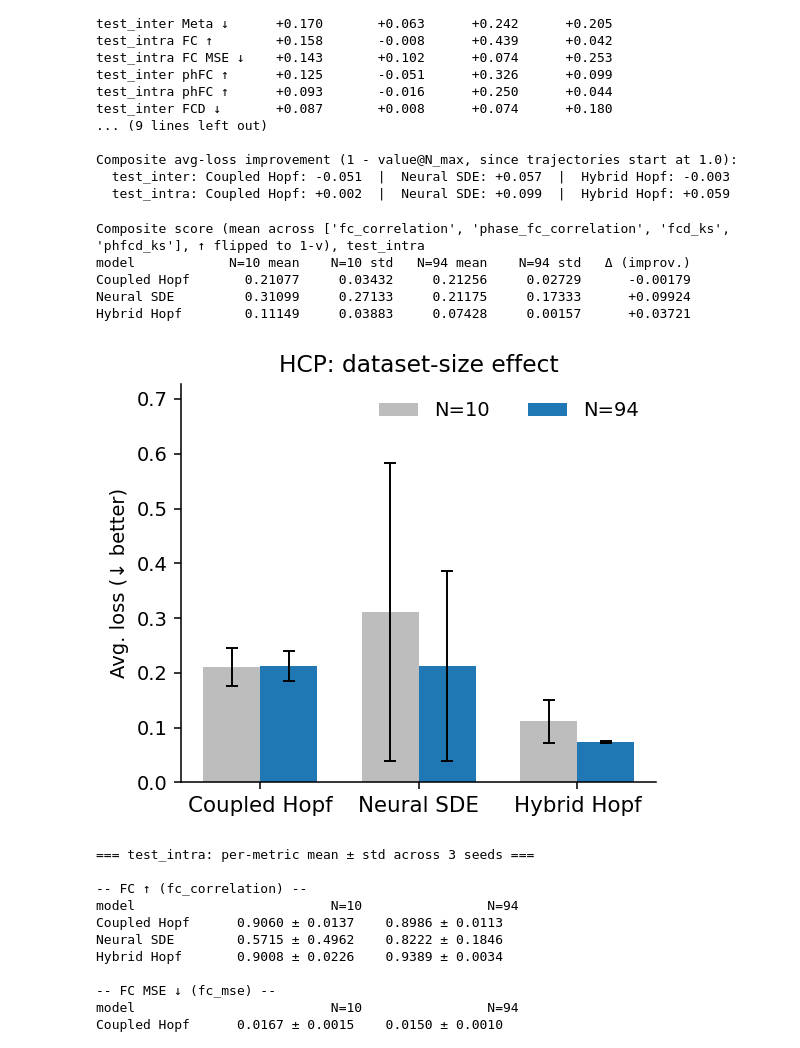
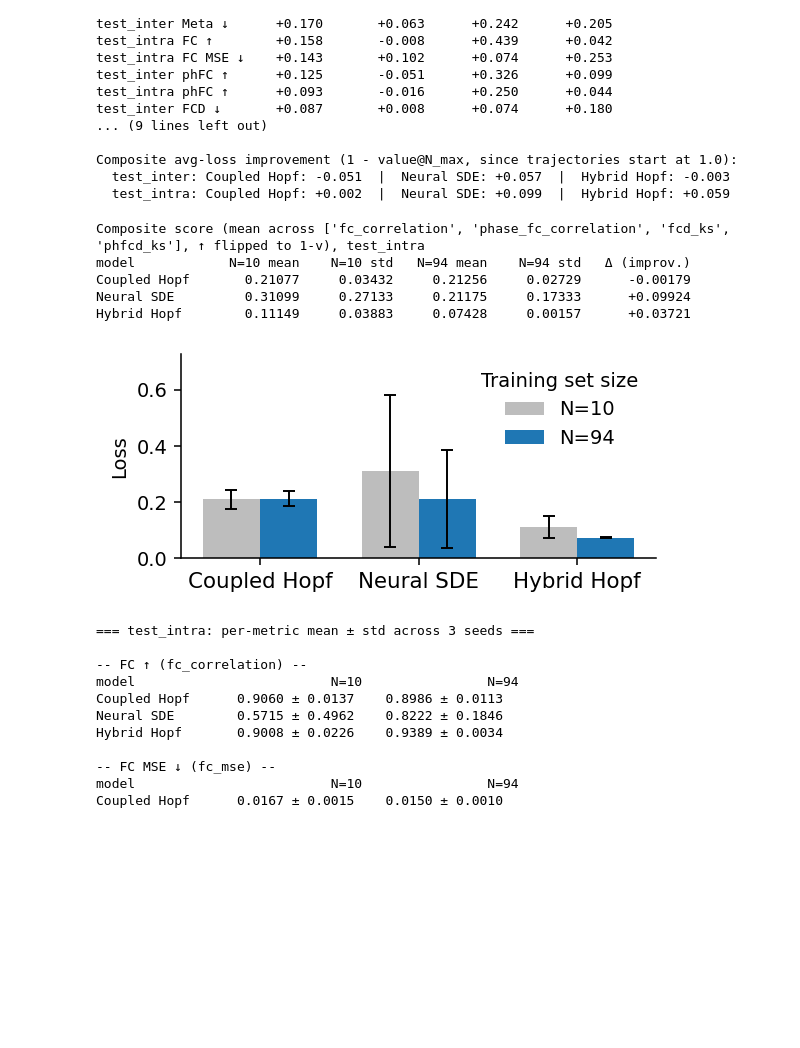
Before and after one commit to dani2442/neuroscience_control, a Jupyter notebook: examples/dataset_size_sweep.ipynb, the cells around one changed output. Drawn from its saved outputs; the diff is of its cells as text; code cells hidden in the pictures; blank space fills up the shorter version.

```diff
--- a/examples/dataset_size_sweep.ipynb
+++ b/examples/dataset_size_sweep.ipynb
@@ -281,38 +266,38 @@ for lbl, lm, ls, hm, hs in zip(labels, low_mean, low_std, high_mean, high_std):
     print(f'{lbl:<14}{lm:>12.5f}{ls:>12.5f}{hm:>12.5f}{hs:>12.5f}{lm - hm:>+14.5f}')
 
 fig_w = max(4.0, 0.9 * len(model_keys) + 1.5)
-fig, ax = plt.subplots(figsize=(fig_w, 3.6))
+fig, ax = plt.subplots(figsize=(fig_w, 2.0))
 fig.patch.set_alpha(0.0)
 
 ax.bar(x - width / 2, low_mean,  width, yerr=low_std,  color=OLD_COLOR,
        edgecolor='none', capsize=3, label=f'N={SHOW_SIZES[0]}',
        error_kw=dict(ecolor='black', lw=1.0))
 ax.bar(x + width / 2, high_mean, width, yerr=high_std, color=NEW_COLOR,
        edgecolor='none', capsize=3, label=f'N={SHOW_SIZES[-1]}',
        error_kw=dict(ecolor='black', lw=1.0))
 
 ax.set_xticks(x)
 ax.set_xticklabels(labels, fontsize=11)
-ax.set_ylabel('Avg. loss (↓ better)', fontsize=10)
-ax.set_title('HCP: dataset-size effect', fontsize=12)
+ax.set_ylabel('Loss', fontsize=10)
+#ax.set_title('HCP: dataset-size effect', fontsize=12)
 y_top = max(max(lm + ls for lm, ls in zip(low_mean, low_std)),
             max(hm + hs for hm, hs in zip(high_mean, high_std)))
 ax.set_ylim(0, y_top * 1.25)
 ax.set_axisbelow(True)
 for spine in ('top', 'right'):
     ax.spines[spine].set_visible(False)
-ax.legend(loc='upper right', bbox_to_anchor=(1.0, 1.0), frameon=False, fontsize=10, ncols=2)
+ax.legend(loc='upper right', bbox_to_anchor=(1.0, 1.0), frameon=False, fontsize=10, ncols=1, title='Training set size')
 plt.tight_layout()
 
 save(fig, f'{DATASET}_dataset_size_sweep_composite_{SPLIT}_endpoints')
 plt.show()
 # %% [output]
 Composite score (mean across ['fc_correlation', 'phase_fc_correlation', 'fcd_ks', 'phfcd_ks'], ↑ flipped to 1-v), test_intra
 model            N=10 mean    N=10 std   N=94 mean    N=94 std   Δ (improv.)
 Coupled Hopf       0.21077     0.03432     0.21256     0.02729      -0.00179
 Neural SDE         0.31099     0.27133     0.21175     0.17333      +0.09924
 Hybrid Hopf        0.11149     0.03883     0.07428     0.00157      +0.03721
-[figure, old version]
+[figure, new version]
 # %%
 # Per-metric grouped bars: N=10 vs N=94 for each model, one panel per metric in METRICS.
 # Bars show mean ± std across seeds. Arrow on each panel indicates direction (↑/↓).
```
Also changed, not shown: parts of 1 cell of this notebook, 4 other files.
